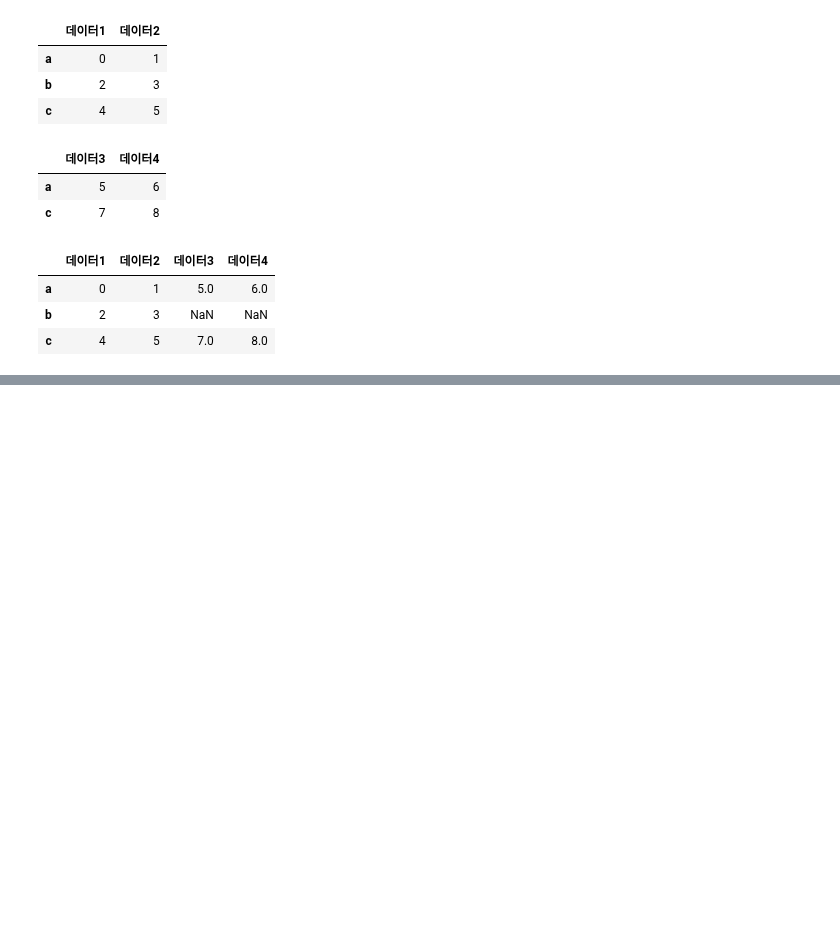
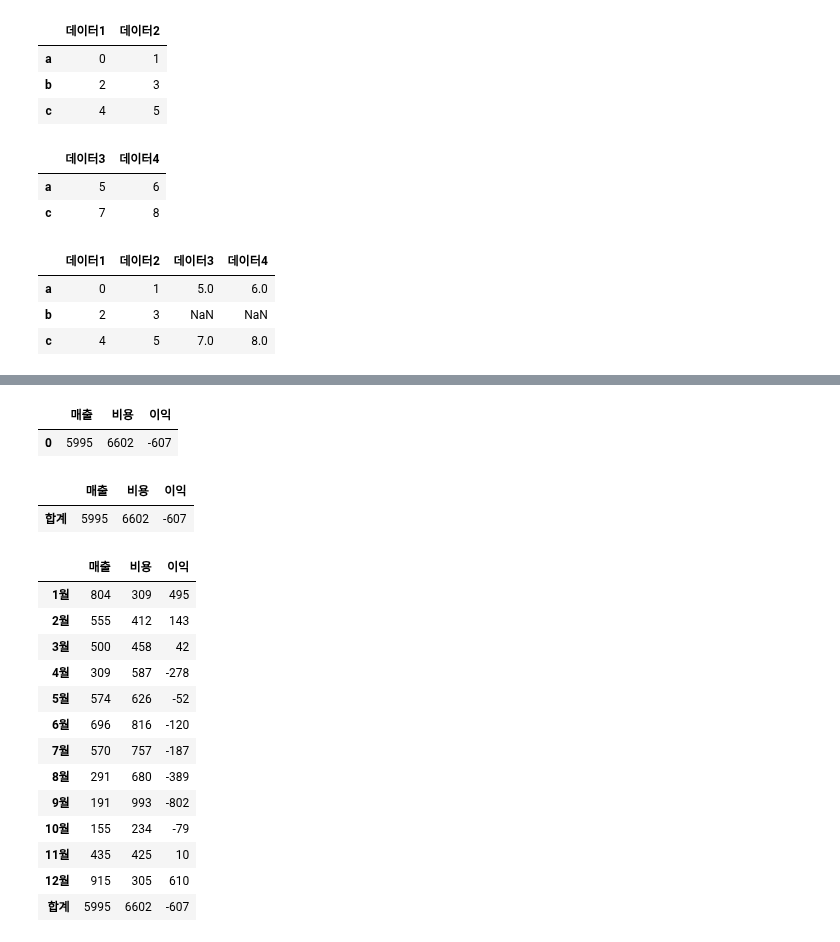
Before and after one commit to rubinkim/machine_learning_07_2022, a Jupyter notebook: 02_pandas/07_합성.ipynb, the cells around one changed output, grey strips where cells are left out. Saved outputs shown, nothing was run; the diff lists cells and outputs as text; code cells hidden in the pictures; blank space fills up the shorter version.

Commit message:
pd.concat 연습문제

```diff
--- a/02_pandas/07_합성.ipynb
+++ b/02_pandas/07_합성.ipynb
@@ -249,0 +265,5 @@ pd.concat([df1, df2], axis=1)
+# %%
+df2 = pd.DataFrame(np.random.randint(100, 1000, size=[6,2]), columns=['매출', '비용'],
+                   index=['7월','8월','9월','10월','11월','12월'])
+df2['이익'] = df2.매출 - df2.비용
+df2
@@ -249,0 +278,3 @@ pd.concat([df1, df2], axis=1)
+# %%
+df = pd.concat([df1, df2])
+df
@@ -249,0 +295,30 @@ pd.concat([df1, df2], axis=1)
+# %%
+tdf = pd.DataFrame(df.sum(axis=0)).T
+tdf
+# %% [output]
+|  | 매출 | 비용 | 이익 |
+| 0 | 5995 | 6602 | -607 |
+# %%
+tdf.index = ['합계']   # TypeError: Index(...) must be called with a collection of some kind, '합계' was passed
+tdf
+# %% [output]
+|  | 매출 | 비용 | 이익 |
+| 합계 | 5995 | 6602 | -607 |
+# %%
+df = pd.concat([df, tdf], axis=0)
+df
+# %% [output]
+|  | 매출 | 비용 | 이익 |
+| 1월 | 804 | 309 | 495 |
+| 2월 | 555 | 412 | 143 |
+| 3월 | 500 | 458 | 42 |
+| 4월 | 309 | 587 | -278 |
+| 5월 | 574 | 626 | -52 |
+| 6월 | 696 | 816 | -120 |
+| 7월 | 570 | 757 | -187 |
+| 8월 | 291 | 680 | -389 |
+| 9월 | 191 | 993 | -802 |
+| 10월 | 155 | 234 | -79 |
+| 11월 | 435 | 425 | 10 |
+| 12월 | 915 | 305 | 610 |
+| 합계 | 5995 | 6602 | -607 |
```
Also changed, not shown: parts of 4 cells of this notebook.
